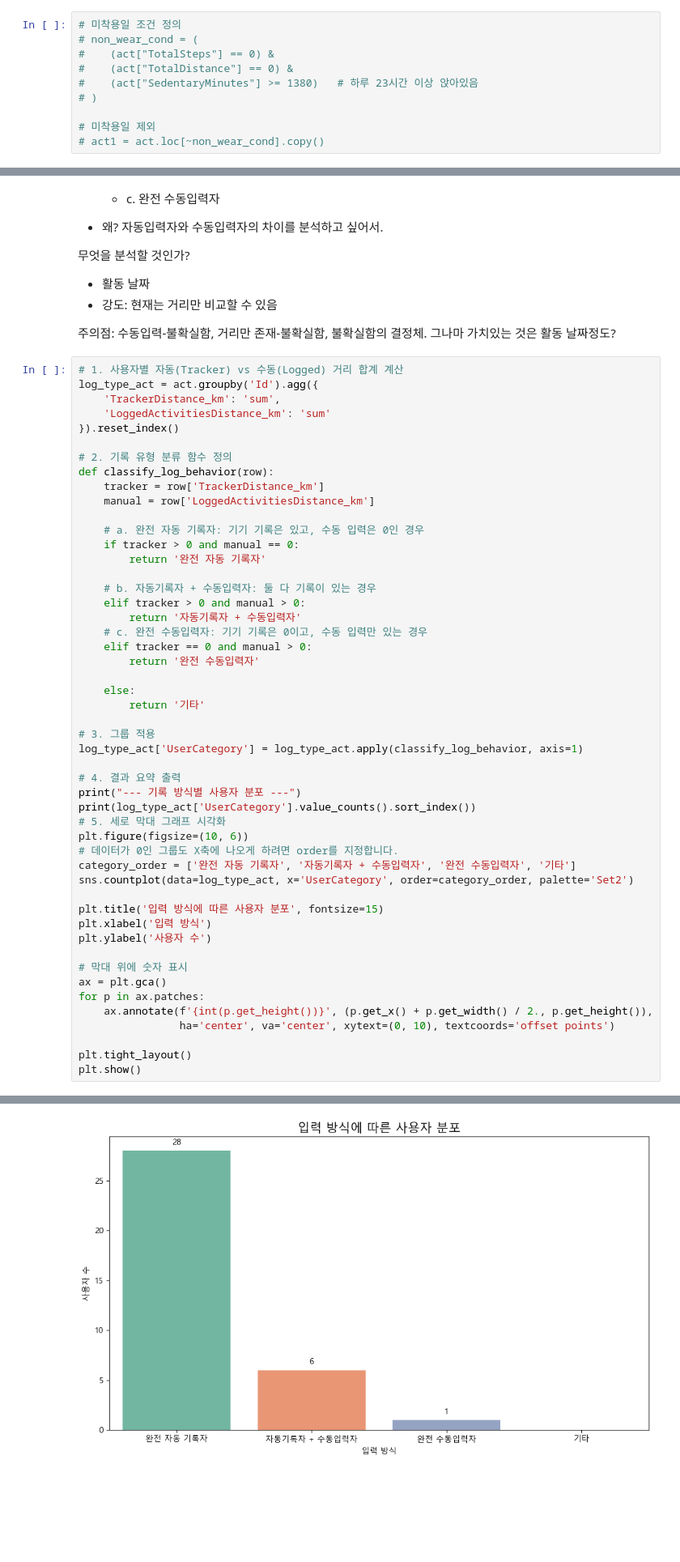
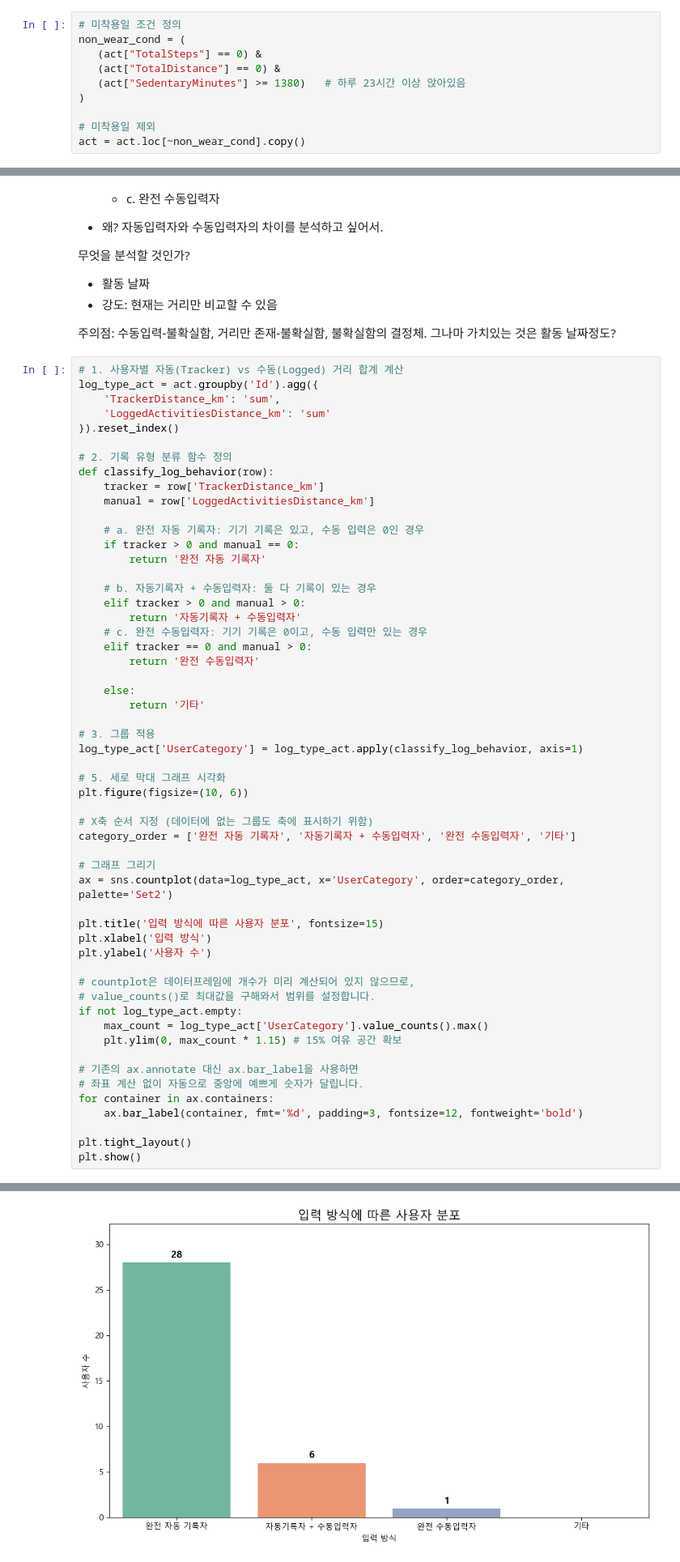
Before and after one commit to jeesy95-creator/sparta_15, a Jupyter notebook: notebooks/LeeCR.ipynb, the cells around one changed output, grey strips where cells are left out. Shown at 81% size. Cells and saved outputs as stored; diff of their text form; blank space fills up the shorter version.

```diff
--- a/notebooks/LeeCR.ipynb
+++ b/notebooks/LeeCR.ipynb
@@ -117,14 +117,14 @@ Monday       188
 Name: count, dtype: int64
 # %%
 # 미착용일 조건 정의
-# non_wear_cond = (
-#    (act["TotalSteps"] == 0) &
-#    (act["TotalDistance"] == 0) &
-#    (act["SedentaryMinutes"] >= 1380)   # 하루 23시간 이상 앉아있음
-# )
+non_wear_cond = (
+   (act["TotalSteps"] == 0) &
+   (act["TotalDistance"] == 0) &
+   (act["SedentaryMinutes"] >= 1380)   # 하루 23시간 이상 앉아있음
+)
 
 # 미착용일 제외
-# act1 = act.loc[~non_wear_cond].copy()
+act = act.loc[~non_wear_cond].copy()
 # %%
 # 마일을 킬로미터로 변환
 MILE_TO_KM = 1.60934
@@ -207,24 +205,29 @@ def classify_log_behavior(row):
 # 3. 그룹 적용
 log_type_act['UserCategory'] = log_type_act.apply(classify_log_behavior, axis=1)
 
-# 4. 결과 요약 출력
-print("--- 기록 방식별 사용자 분포 ---")
-print(log_type_act['UserCategory'].value_counts().sort_index())
 # 5. 세로 막대 그래프 시각화
 plt.figure(figsize=(10, 6))
-# 데이터가 0인 그룹도 X축에 나오게 하려면 order를 지정합니다.
+
+# X축 순서 지정 (데이터에 없는 그룹도 축에 표시하기 위함)
 category_order = ['완전 자동 기록자', '자동기록자 + 수동입력자', '완전 수동입력자', '기타']
-sns.countplot(data=log_type_act, x='UserCategory', order=category_order, palette='Set2')
+
+# 그래프 그리기
+ax = sns.countplot(data=log_type_act, x='UserCategory', order=category_order, palette='Set2')
 
 plt.title('입력 방식에 따른 사용자 분포', fontsize=15)
 plt.xlabel('입력 방식')
 plt.ylabel('사용자 수')
 
-# 막대 위에 숫자 표시
-ax = plt.gca()
-for p in ax.patches:
-    ax.annotate(f'{int(p.get_height())}', (p.get_x() + p.get_width() / 2., p.get_height()),
-                ha='center', va='center', xytext=(0, 10), textcoords='offset points')
+# countplot은 데이터프레임에 개수가 미리 계산되어 있지 않으므로,
+# value_counts()로 최대값을 구해와서 범위를 설정합니다.
+if not log_type_act.empty:
+    max_count = log_type_act['UserCategory'].value_counts().max()
+    plt.ylim(0, max_count * 1.15) # 15% 여유 공간 확보
+
+# 기존의 ax.annotate 대신 ax.bar_label을 사용하면
+# 좌표 계산 없이 자동으로 중앙에 예쁘게 숫자가 달립니다.
+for container in ax.containers:
+    ax.bar_label(container, fmt='%d', padding=3, fontsize=12, fontweight='bold')
 
 plt.tight_layout()
 plt.show()
@@ -241 +238 @@ Passing `palette` without assigning `hue` is deprecated and will be removed in v
-[figure, old version]
+[figure, new version]
```
Also changed, not shown: parts of 14 cells of this notebook, 2 other files.
